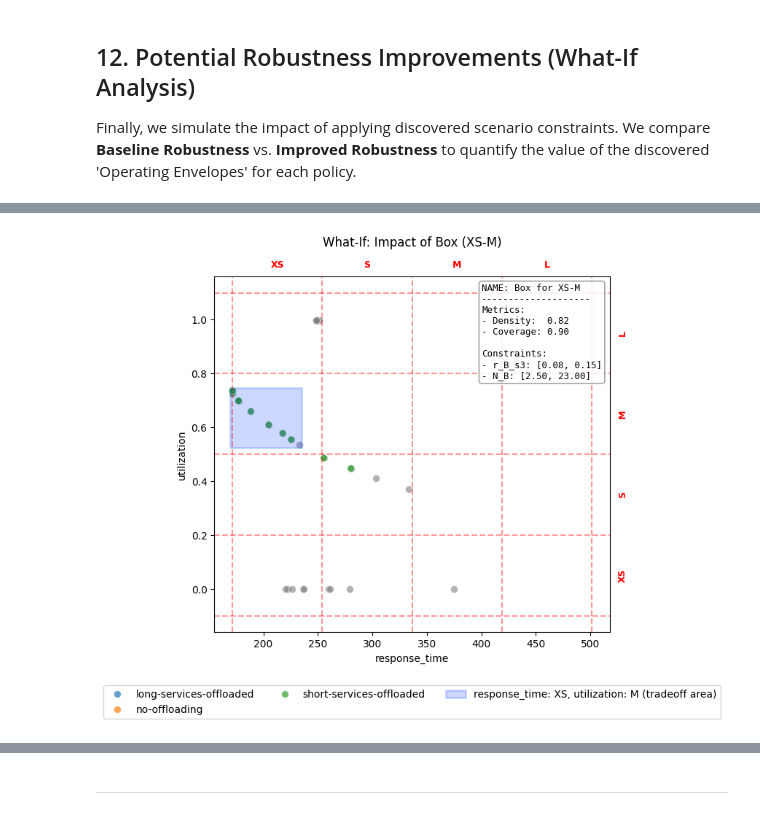
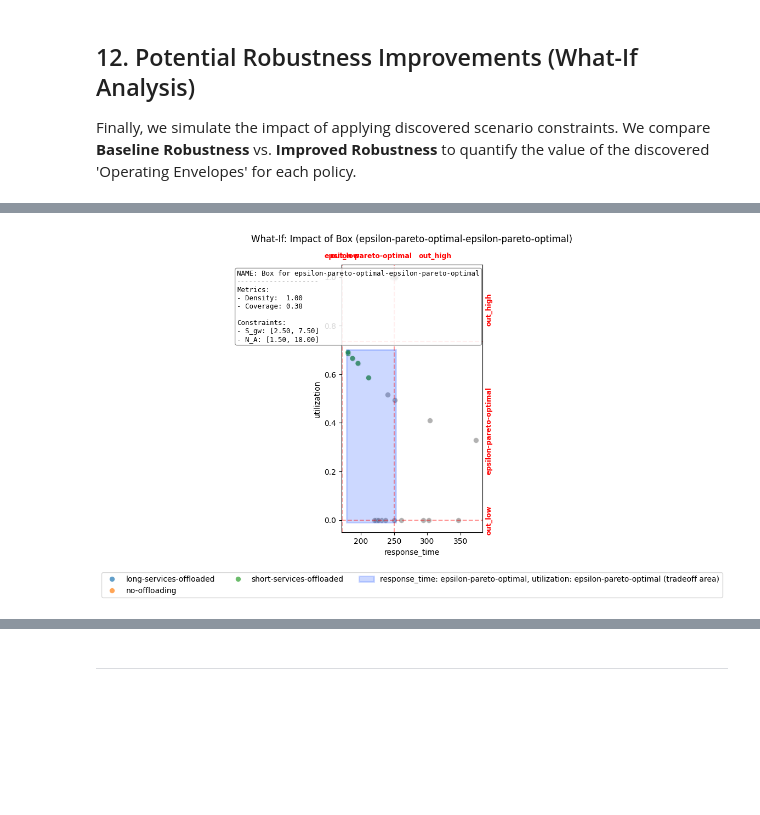
Before and after one commit to andresdp/patterns-sa, a Jupyter notebook: patterns/Gateway_Offloading/analysis-go.ipynb, the cells around one changed output, grey strips where cells are left out. Drawn from its saved outputs; the diff is of its cells as text; code cells hidden in the pictures; blank space fills up the shorter version.

```diff
--- a/patterns/Gateway_Offloading/analysis-go.ipynb
+++ b/patterns/Gateway_Offloading/analysis-go.ipynb
@@ -98,14 +98,16 @@ We translate raw metrics into architectural concepts (e.g., 'Fast' vs 'Slow'). A
 # %%
 # ---- 1. Discretization into 3 bins
 target_labels = {
-    'response_time': ['XS', 'S', 'M', 'L'],
-    'utilization': ['XS', 'S', 'M', 'L']
+    # 'response_time': ['XS', 'S', 'M', 'L'],
+    # 'utilization': ['XS', 'S', 'M', 'L']
+    'response_time': ['S', 'L'],
+    'utilization': ['S', 'L']
 }
 # target_ranges = {
 #     'response_time': (171.0, 505.0),
 #     'utilization': (0.0, 1.0)
 # }
-tradeoffs, schemes = session.create_tradeoffs(method='discretization', labels=target_labels) #, ranges=target_ranges)
+# tradeoffs, schemes = session.create_tradeoffs(method='discretization', labels=target_labels) #, ranges=target_ranges)
 
 
 # ---- 2. Static thresholds
@@ -121,7 +123,7 @@ tradeoffs, schemes = session.create_tradeoffs(method='discretization', labels=ta
 
 
 # ---- 4. Pareto-epsilon
-# tradeoffs, schemes = session.create_tradeoffs(method='pareto_epsilon', epsilon=0.05)
+tradeoffs, schemes = session.create_tradeoffs(method='pareto_epsilon', epsilon=0.05)
 
 # ---- 5. Clustering
 # tradeoffs, schemes = session.create_tradeoffs(method='clustering')
@@ -558,23 +528,23 @@ session.get_tradeoff_coverage_matrix(cart_boxes, subset='test')
 # )
 # %%
 # Visualization of any example box
-idx = 2
+idx = 4
 for x_col, y_col in itertools.combinations(outcome_cols, 2):
     session.show_box_impact_objective_space(
         box=prim_box_list[idx],
         x_metric=x_col,
         y_metric=y_col,
         tradeoff=session.get_tradeoff(tradeoffs[idx].name),
         show_box_summary=True,
         subset='test',
         cmap='tab10',
         alpha=0.7,
         figsize=(8, 7),
         s=50
     )
     plt.show()
 # %% [output]
-[figure, old version]
+[figure, new version]
 # %%
 fig = session.show_policy_robustness_comparison_heatmap(
     baseline_matrix=base_robustness_matrix,
```
Also changed, not shown: parts of 24 cells of this notebook, 18 other files.
